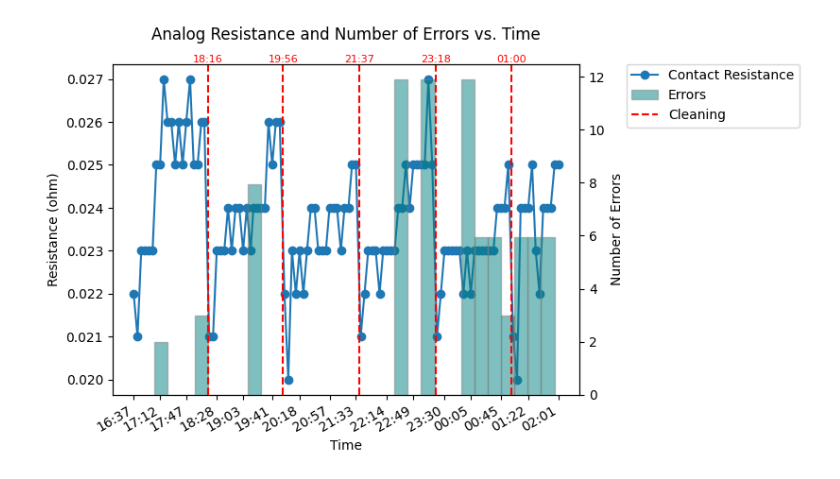
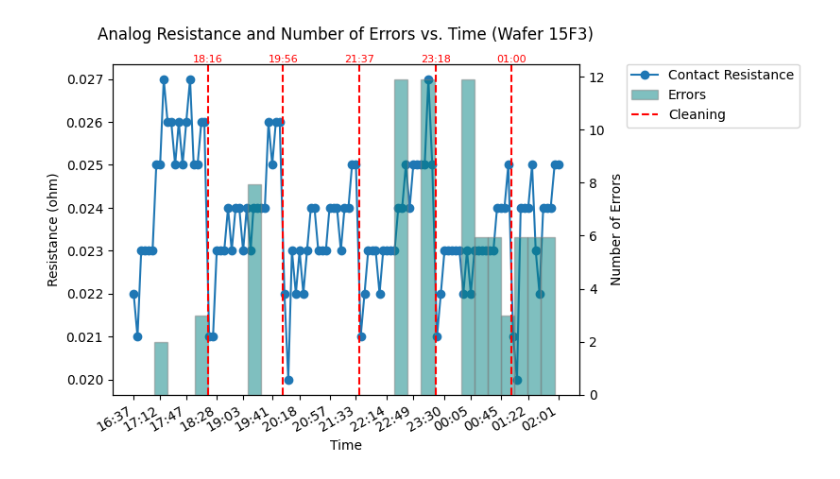
Before and after one commit to n-penn/CMS-Wafer-Testing, a Jupyter notebook: contact_resistance_and_errors.ipynb, the cells around one changed output. Drawn from its saved outputs; the diff is of its cells as text; code cells hidden in the pictures.

```diff
--- a/contact_resistance_and_errors.ipynb
+++ b/contact_resistance_and_errors.ipynb
@@ -9,6 +9,27 @@ import numpy as np
 #open file
 with open('/nfshome/natpenn/Desktop/CROCv2-iter2/wafer_N61F26-15F3_20240412_163717.log', 'r') as file:
     log_content = file.readlines()
+
+#search for contact resistance values and times
+pattern = r'(\d{4}-\d{2}-\d{2} \d{2}:\d{2}:\d{2},\d{3}).*Contact resistance \(analog\): (\d+\.\d+) ohm'
+time_pattern = r'(\d{4}-\d{2}-\d{2} \d{2}:\d{2}:\d{2},\d{3}).*Performing periodic cleaning of the needles'
+timestamps = []
+resistances = []
+for line in log_content:
+    match = re.search(pattern, line)
+    if match:
+        timestamp = match.group(1)
+        resistance = float(match.group(2))  # Convert resistance to float
+        timestamps.append(timestamp)
+        resistances.append(resistance)
+
+#search for cleaning times
+times = []
+for i in log_content:
+    good = re.search(time_pattern, i)
+    if good:
+        time = good.group(1)
+        times.append(time)
 
 #Set up patterns
 waferpattern = r'Wafer: (\w\w\w\w)'
@@ -45,6 +66,8 @@ for line in log_content:
     if wafermatch:
         waferid = str(wafermatch.group(1))
 
+#Set dates
+dates = [datetime.strptime(f'{ts}', '%Y-%m-%d %H:%M:%S,%f') for ts in timestamps]
 errdates = [datetime.strptime(f'{ts}', '%Y-%m-%d %H:%M:%S,%f') for ts in errtimestamps]
 
 # Plot line plot and histogram
@@ -64,32 +87,32 @@ for time in times:
 plt.gca().xaxis.set_major_formatter(mdates.DateFormatter('%H:%M:%S'))
 plt.gca().xaxis.set_major_locator(mdates.HourLocator(interval=1))
 plt.gcf().autofmt_xdate()
 
 # Set labels and title
 ax_line.set_xlabel('Time')
 ax_line.set_ylabel('Resistance (ohm)')
-ax_line.set_title('Analog Resistance and Number of Errors vs. Time', y=1.05)
+ax_line.set_title(f'Analog Resistance and Number of Errors vs. Time (Wafer {waferid})', y=1.05)
 ax_hist.set_ylabel('Number of Errors')
 
 # Get 16 evenly spaced indices from the dates list
 indices = np.linspace(0, len(dates) - 1, num=16, dtype=int)
 
 # Use the indices to get the corresponding dates and set them as tick locations and labels
 plt.xticks([dates[i] for i in indices], [dates[i].strftime('%H:%M') for i in indices])
 
 #Tight layout
 fig.tight_layout()
 
 #Display legend
 plt.plot([], linestyle='--', color='r', label='Cleaning')
 handles, labels = [], []
 for ax in [ax_line, ax_hist]:
     h, l = ax.get_legend_handles_labels()
     handles.extend(h)
     labels.extend(l)
 ax_line.legend(handles, labels, loc='upper left', bbox_to_anchor=(1.1, 1), borderaxespad=0.)
 
 # Show plot
 plt.show()
 # %% [output]
-[figure, old version]
+[figure, new version]
```
Also changed, not shown: parts of 1 cell of this notebook.
